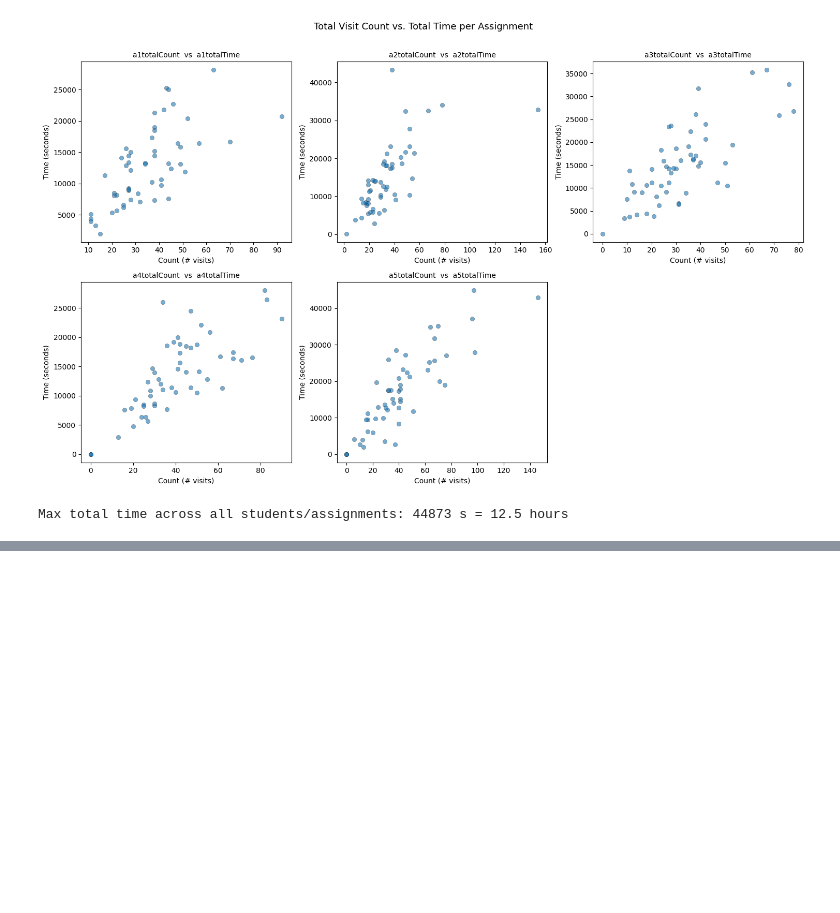
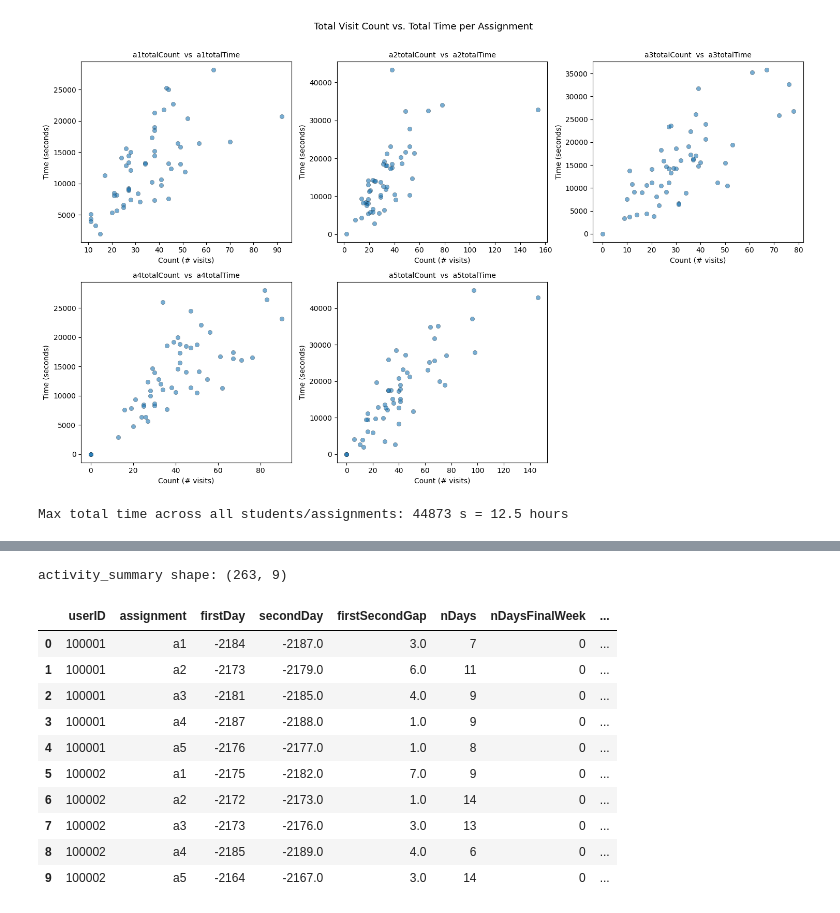
Before and after one commit to arriyan-aa/ali_arriyan_LabTask01, a Jupyter notebook: LabTask04/Lec05_AA._Work.ipynb, the cells around one changed output, grey strips where cells are left out. Drawn from its saved outputs; the diff is of its cells as text; code cells hidden in the pictures; blank space fills up the shorter version.

```diff
--- a/LabTask04/Lec05_AA._Work.ipynb
+++ b/LabTask04/Lec05_AA._Work.ipynb
@@ -103,0 +181,44 @@ Max total time across all students/assignments: 44873 s = 12.5 hours
+# %%
+log['start_time'] = pd.to_datetime(log['start_time'], utc=True)
+log['date'] = log['start_time'].dt.date
+rows = []
+for (user, assignment), group in log.groupby(['userID', 'assignment']):
+  if assignment not in deadlines:
+    continue
+  deadline = deadlines[assignment]
+  dates = sorted(set(group['date']))
+  days_before = [(deadline.date() - d).days for d in dates]
+  days_in_last_week = [d for d in dates if 0 <= (deadline.date() - d).days <= 7]
+  rows.append({
+    'userID':              user,
+    'assignment':          assignment,
+
+    'firstDay':            days_before[0] if len(days_before) >= 1 else None,
+
+    'secondDay':           days_before[1] if len(days_before) >= 2 else None,
+
+    'firstSecondGap':      (days_before[0] - days_before[1]) if len(days_before) >= 2 else None,
+
+    'nDays':               len(dates),
+    'nDaysFinalWeek':      len(days_in_last_week),
+
+    'nDaysBeforeFinalWeek': len([d for d in days_before if d > 7]),
+    'nDaysAfterDeadline':  len([d for d in days_before if d < 0]),
+  })
+
+activity_summary = pd.DataFrame(rows)
+print(f"activity_summary shape: {activity_summary.shape}")
+activity_summary.head(10)
+# %% [output]
+activity_summary shape: (263, 9)
+|  | userID | assignment | firstDay | secondDay | firstSecondGap | nDays | nDaysFinalWeek | ... |
+| 0 | 100001 | a1 | -2184 | -2187.0 | 3.0 | 7 | 0 | ... |
+| 1 | 100001 | a2 | -2173 | -2179.0 | 6.0 | 11 | 0 | ... |
+| 2 | 100001 | a3 | -2181 | -2185.0 | 4.0 | 9 | 0 | ... |
+| 3 | 100001 | a4 | -2187 | -2188.0 | 1.0 | 9 | 0 | ... |
+| 4 | 100001 | a5 | -2176 | -2177.0 | 1.0 | 8 | 0 | ... |
+| 5 | 100002 | a1 | -2175 | -2182.0 | 7.0 | 9 | 0 | ... |
+| 6 | 100002 | a2 | -2172 | -2173.0 | 1.0 | 14 | 0 | ... |
+| 7 | 100002 | a3 | -2173 | -2176.0 | 3.0 | 13 | 0 | ... |
+| 8 | 100002 | a4 | -2185 | -2189.0 | 4.0 | 6 | 0 | ... |
+| 9 | 100002 | a5 | -2164 | -2167.0 | 3.0 | 14 | 0 | ... |
```
Also changed, not shown: parts of 4 cells of this notebook, 1 other file.
